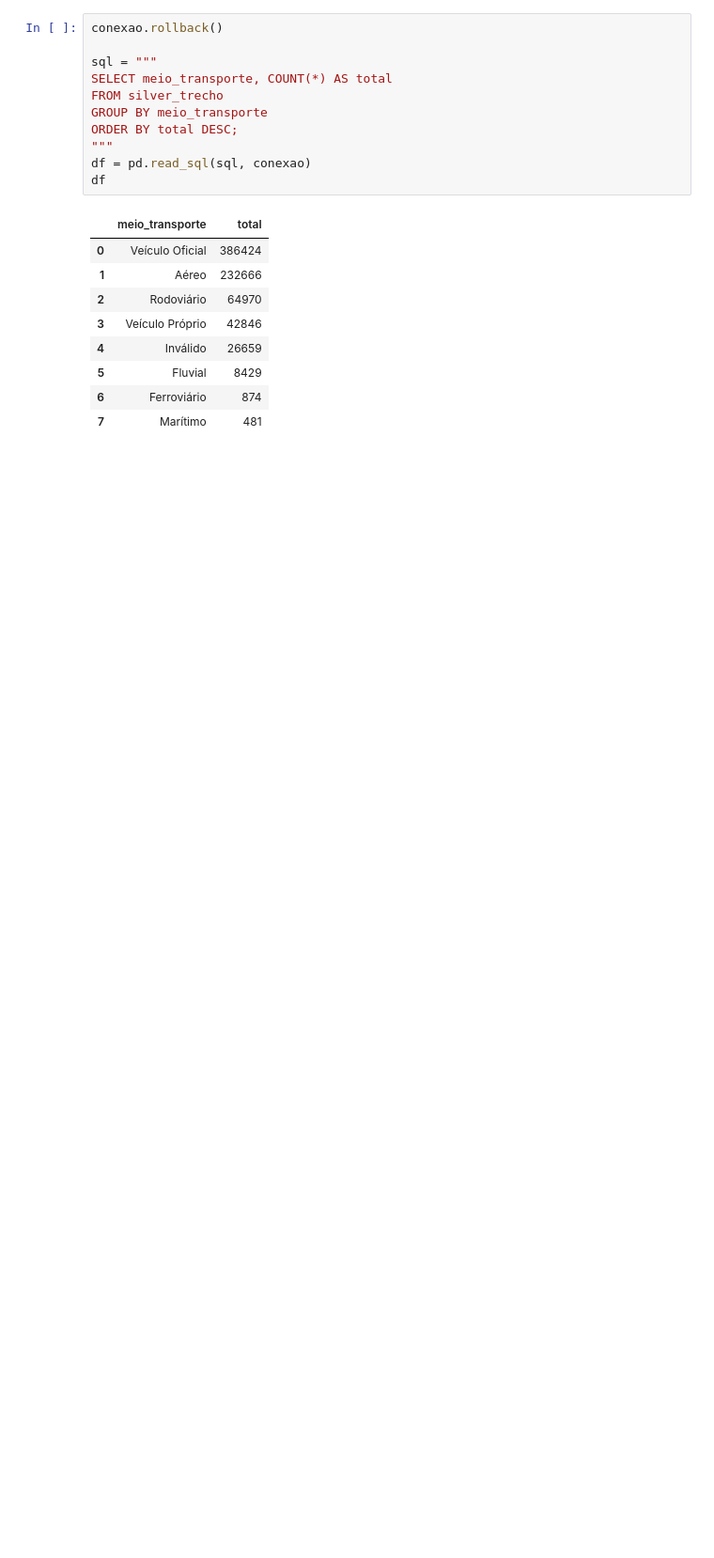
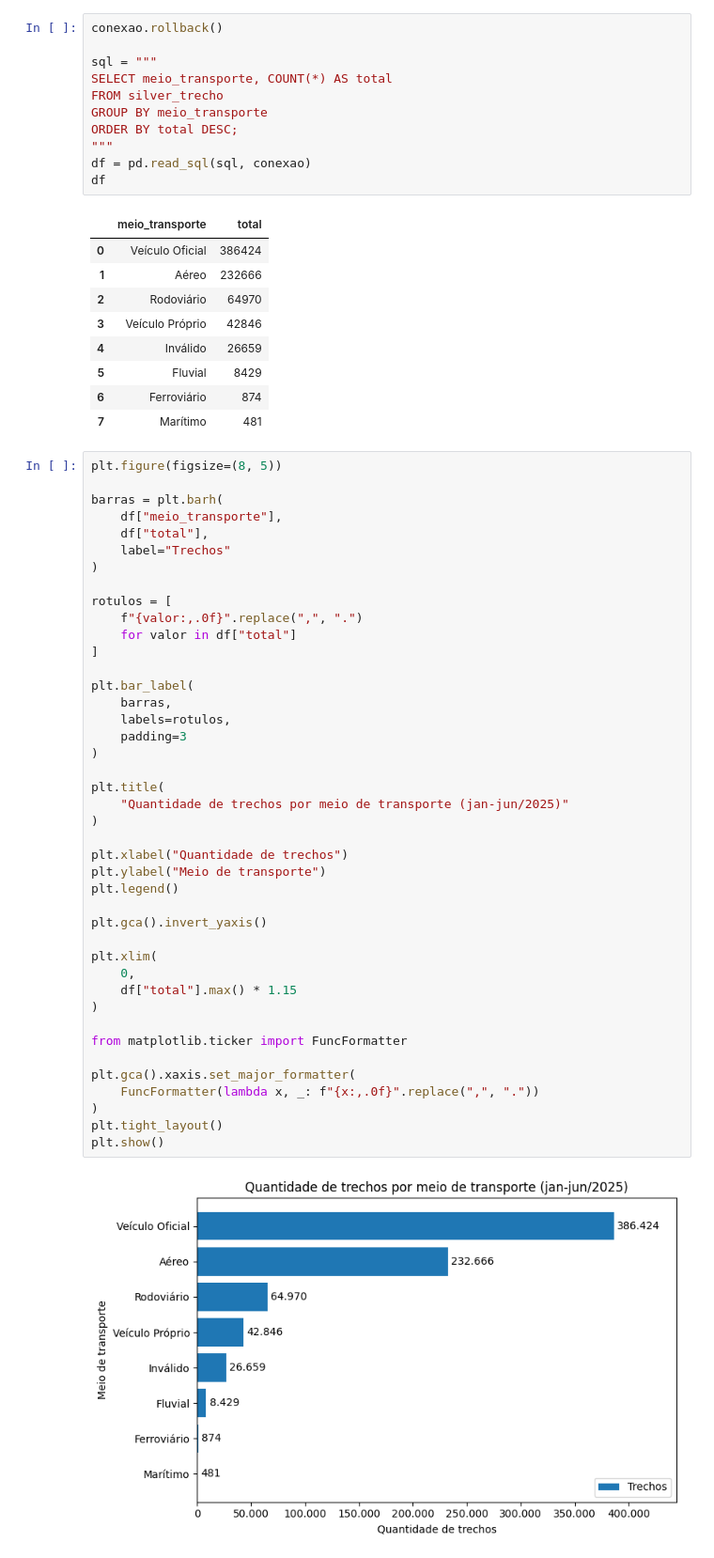
Before and after one commit to leonardofelipe85/pipeline-viagens-servico, a Jupyter notebook: 3_analise.ipynb, the cells around one changed output. Shown at 94% size. Cells and saved outputs as stored; diff of their text form; blank space fills up the shorter version.

```diff
--- a/3_analise.ipynb
+++ b/3_analise.ipynb
@@ -127,3 +127,47 @@ df
 | 5 | Fluvial | 8429 |
 | 6 | Ferroviário | 874 |
 | 7 | Marítimo | 481 |
+# %%
+plt.figure(figsize=(8, 5))
+
+barras = plt.barh(
+    df["meio_transporte"],
+    df["total"],
+    label="Trechos"
+)
+
+rotulos = [
+    f"{valor:,.0f}".replace(",", ".")
+    for valor in df["total"]
+]
+
+plt.bar_label(
+    barras,
+    labels=rotulos,
+    padding=3
+)
+
+plt.title(
+    "Quantidade de trechos por meio de transporte (jan-jun/2025)"
+)
+
+plt.xlabel("Quantidade de trechos")
+plt.ylabel("Meio de transporte")
+plt.legend()
+
+plt.gca().invert_yaxis()
+
+plt.xlim(
+    0,
+    df["total"].max() * 1.15
+)
+
+from matplotlib.ticker import FuncFormatter
+
+plt.gca().xaxis.set_major_formatter(
+    FuncFormatter(lambda x, _: f"{x:,.0f}".replace(",", "."))
+)
+plt.tight_layout()
+plt.show()
+# %% [output]
+[figure, added]
```
Also changed, not shown: parts of 16 cells of this notebook.
